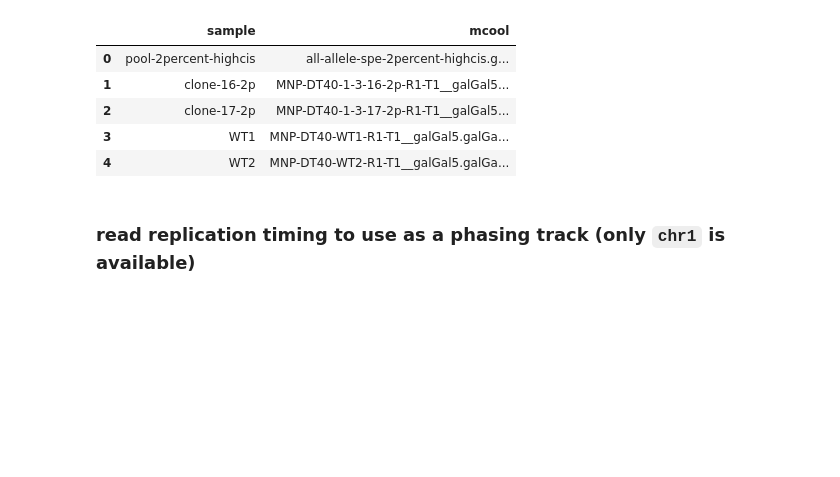
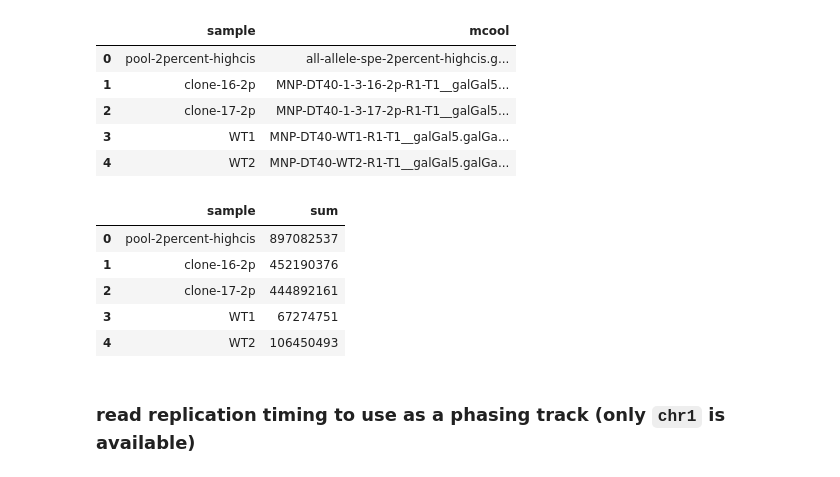
Before and after one commit to dekkerlab/allelic-rt-supplement, a Jupyter notebook: MainFigHiC.ipynb, the cells around one changed output. Drawn from its saved outputs; the diff is of its cells as text; code cells hidden in the pictures; blank space fills up the shorter version.

```diff
--- a/MainFigHiC.ipynb
+++ b/MainFigHiC.ipynb
@@ -102,15 +103,25 @@ samples
 # %%
 # READ SOME COOLERS ...
 binsize = 100_000
 
 res_human = f"{int(binsize/1000)}kb"
 
 # oldref-20200617
 cool_path = "/home/venevs/DOTS_TESTING/alv-chicken/oldref-20200617"
 get_cpath = lambda c,b: os.path.join(cool_path,c+f"::/resolutions/{b}")
 
 samples["cool"] = [cooler.Cooler(get_cpath(c,binsize)) for c in samples["mcool"]]
 samples["sum"] = [s.info["sum"] for s in samples["cool"]]
+
+# add cis percent to use as a supplement
+samples[["sample","sum",]]
+# %% [output]
+|  | sample | sum |
+| 0 | pool-2percent-highcis | 897082537 |
+| 1 | clone-16-2p | 452190376 |
+| 2 | clone-17-2p | 444892161 |
+| 3 | WT1 | 67274751 |
+| 4 | WT2 | 106450493 |
 # %%
 clr, = samples["cool"][samples["sample"] == "pool-2percent-highcis"].values
 clr100, = samples["cool"][samples["sample"] == "pool-2percent-highcis"].values
```
Also changed, not shown: parts of 10 cells of this notebook, 3 other files.
